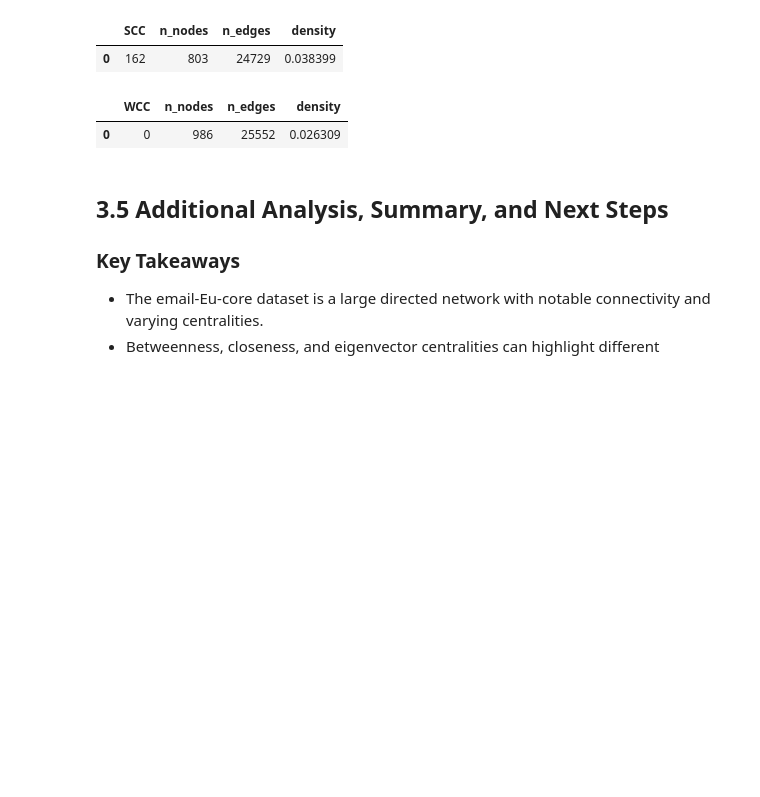
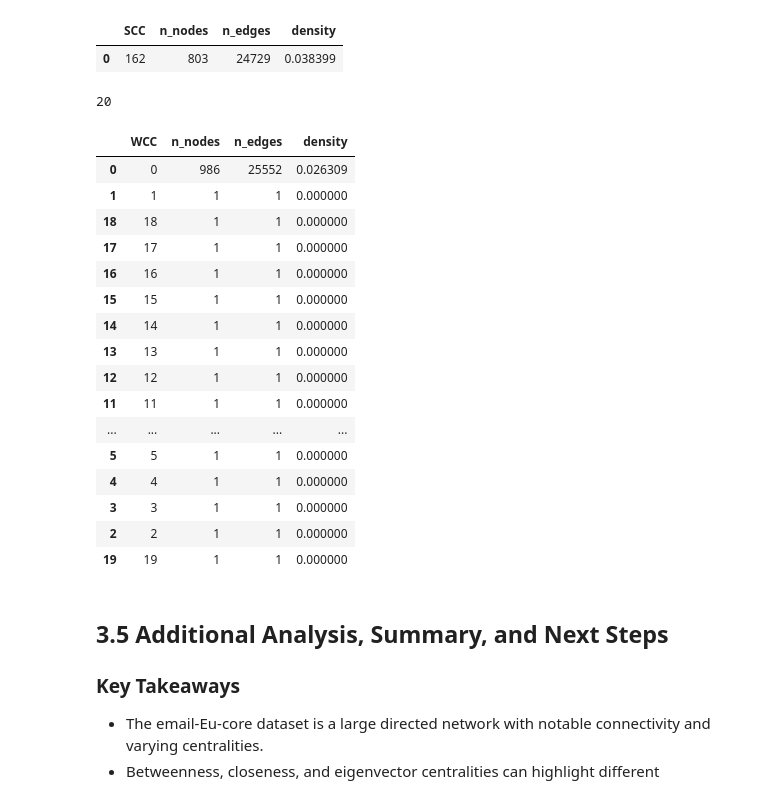
Before and after one commit to bgbg/ML-on-Graphs, a Jupyter notebook: 3_Advanced_Network_Properties.ipynb, the cells around one changed output. Cells and saved outputs as stored; diff of their text form; code cells hidden in the pictures; blank space fills up the shorter version.

```diff
--- a/3_Advanced_Network_Properties.ipynb
+++ b/3_Advanced_Network_Properties.ipynb
@@ -513,6 +521,11 @@ It measures the likelihood that two neighbors of a node are also connected—i.e
 **Difference**:
 - **Density** is a global measure of how connected the entire graph is.
 - **Clustering coefficient** focuses on local patterns of connection, especially triangle formation.
+# %%
+G = nx.read_edgelist(
+    data_file_path,
+    create_using=nx.DiGraph,  # Note: this is a directed graph
+)
 # %%
 density = nx.density(G)
 print(f"Overall Graph Density: {density:.5f}")
@@ -522,7 +535,7 @@ Overall Graph Density: 0.02534
 # compute density for each strongly connected component
 scc_densities = []
 for i, scc in enumerate(nx.strongly_connected_components(G)):
-    scc_subgraph = G.subgraph(scc)
+    scc_subgraph = G.subgraph(scc).copy()
     scc_density = nx.density(scc_subgraph)
     scc_densities.append(
         {
@@ -538,26 +551,45 @@ scc_densities
 # %% [output]
 |  | SCC | n_nodes | n_edges | density |
 | 0 | 162 | 803 | 24729 | 0.038399 |
+# %%
+len(list(nx.weakly_connected_components(G)))
+# %% [output]
+20
 # %%
 # compute density for each WEAKLY connected component
 wcc_densities = []
 for i, wcc in enumerate(nx.weakly_connected_components(G)):
-    wcc_subgraph = G.subgraph(wcc)
+    wcc_subgraph = G.subgraph(wcc).copy()
     wcc_density = nx.density(wcc_subgraph)
     wcc_densities.append(
         {
             "WCC": i,
             "n_nodes": len(wcc),
             "n_edges": wcc_subgraph.number_of_edges(),
             "density": wcc_density,
         }
     )
 wcc_densities = pd.DataFrame(wcc_densities).sort_values(by="density", ascending=False)
-wcc_densities = wcc_densities.loc[wcc_densities.density > 0.000].reset_index(drop=True)
+#wcc_densities = wcc_densities.loc[wcc_densities.density > 0.000].reset_index(drop=True)
 wcc_densities
 # %% [output]
 |  | WCC | n_nodes | n_edges | density |
 | 0 | 0 | 986 | 25552 | 0.026309 |
+| 1 | 1 | 1 | 1 | 0.000000 |
+| 18 | 18 | 1 | 1 | 0.000000 |
+| 17 | 17 | 1 | 1 | 0.000000 |
+| 16 | 16 | 1 | 1 | 0.000000 |
+| 15 | 15 | 1 | 1 | 0.000000 |
+| 14 | 14 | 1 | 1 | 0.000000 |
+| 13 | 13 | 1 | 1 | 0.000000 |
+| 12 | 12 | 1 | 1 | 0.000000 |
+| 11 | 11 | 1 | 1 | 0.000000 |
+| ... | ... | ... | ... | ... |
+| 5 | 5 | 1 | 1 | 0.000000 |
+| 4 | 4 | 1 | 1 | 0.000000 |
+| 3 | 3 | 1 | 1 | 0.000000 |
+| 2 | 2 | 1 | 1 | 0.000000 |
+| 19 | 19 | 1 | 1 | 0.000000 |
 # %% [markdown]
 ## 3.5 Additional Analysis, Summary, and Next Steps
 
```
Also changed, not shown: parts of 6 cells of this notebook, 1 other file.
